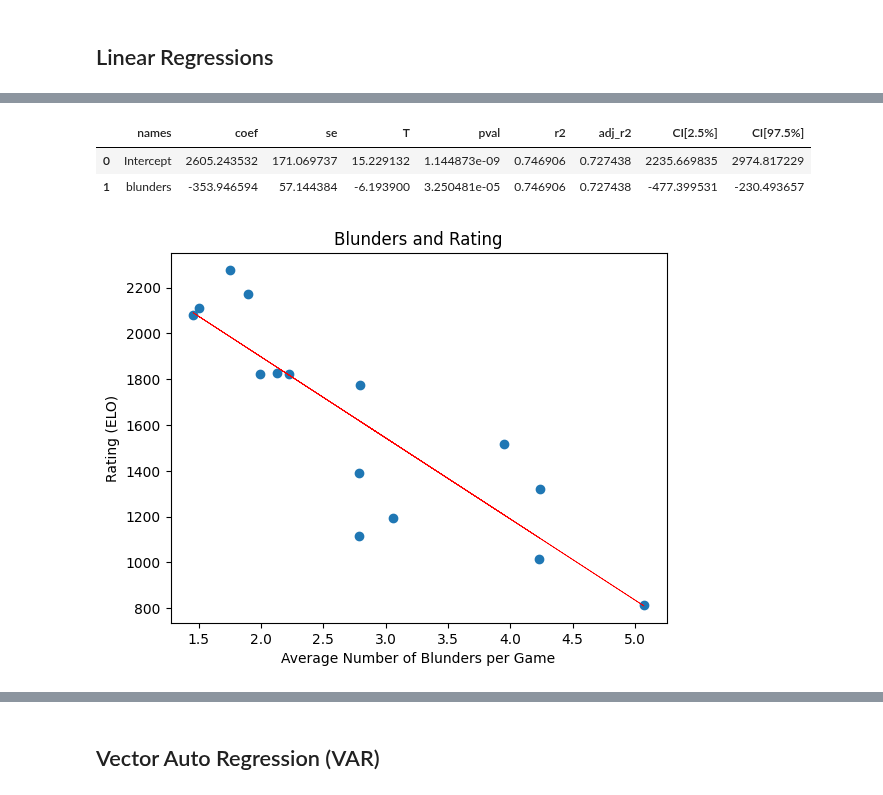
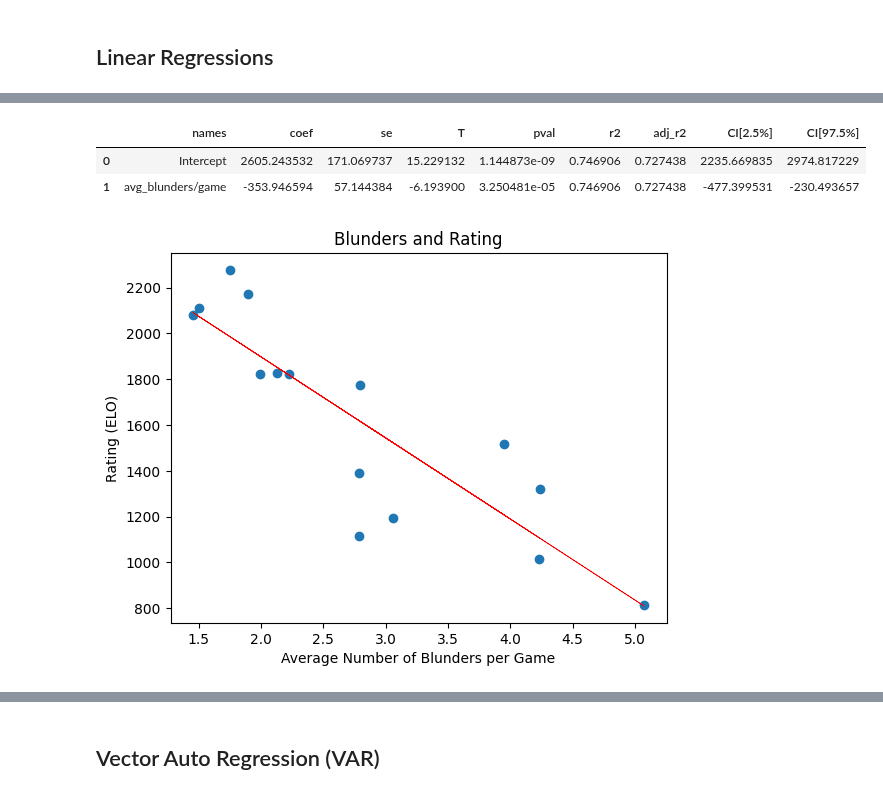
Before and after one commit to philipp-hellwig/online-chess-data, a Jupyter notebook: code/Exploratory_analyses.ipynb, the cells around one changed output, grey strips where cells are left out. Drawn from its saved outputs; the diff is of its cells as text; code cells hidden in the pictures.

```diff
--- a/code/Exploratory_analyses.ipynb
+++ b/code/Exploratory_analyses.ipynb
@@ -295,21 +295,21 @@ fit
 [figure]
 # %%
-plt.scatter(averages["blunders"], averages["rating"])
+plt.scatter(averages["avg_blunders/game"], averages["rating"])
 
 # linear regression
-fit = pg.linear_regression(averages["blunders"], averages["rating"], remove_na=True)
+fit = pg.linear_regression(averages["avg_blunders/game"], averages["rating"], remove_na=True)
 a, b = fit.loc[1,"coef"] , fit.loc[0,"coef"]
-plt.plot(averages["blunders"], a*averages["blunders"]+b, color="red", linewidth=0.5)
+plt.plot(averages["avg_blunders/game"], a*averages["avg_blunders/game"]+b, color="red", linewidth=0.5)
 
 plt.title("Blunders and Rating")
 plt.xlabel("Average Number of Blunders per Game")
 plt.ylabel("Rating (ELO)")
 
 fit
 # %% [output]
 |  | names | coef | se | T | pval | r2 | adj_r2 | CI[2.5%] | CI[97.5%] |
 | 0 | Intercept | 2605.243532 | 171.069737 | 15.229132 | 1.144873e-09 | 0.746906 | 0.727438 | 2235.669835 | 2974.817229 |
-| 1 | blunders | -353.946594 | 57.144384 | -6.193900 | 3.250481e-05 | 0.746906 | 0.727438 | -477.399531 | -230.493657 |
+| 1 | avg_blunders/game | -353.946594 | 57.144384 | -6.193900 | 3.250481e-05 | 0.746906 | 0.727438 | -477.399531 | -230.493657 |
 [figure]
 # %%
 plt.scatter(averages["games_played"], averages["rating"])
```
Also changed, not shown: parts of 4 cells of this notebook, 6 other files.
